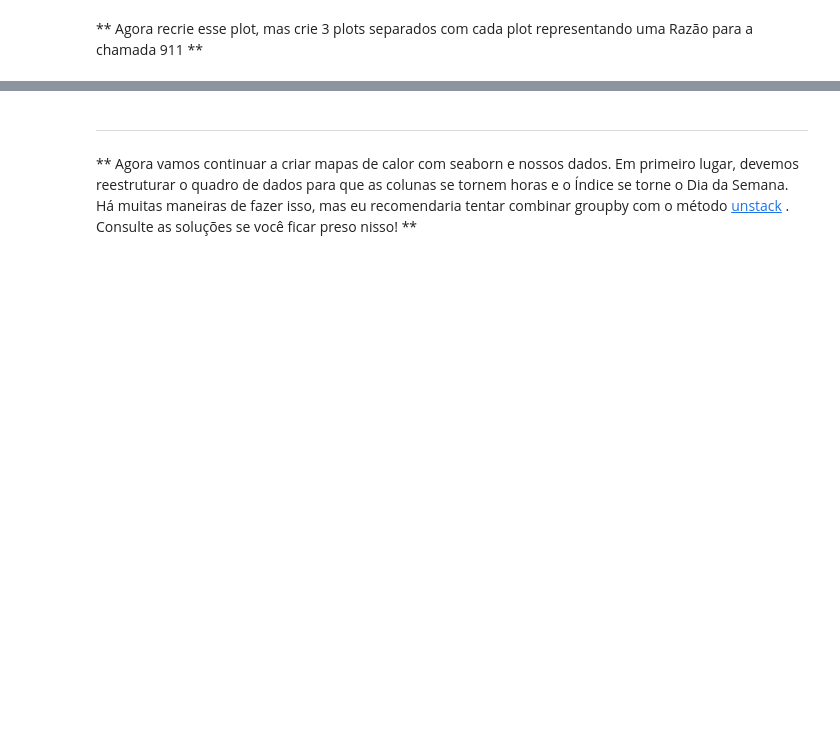
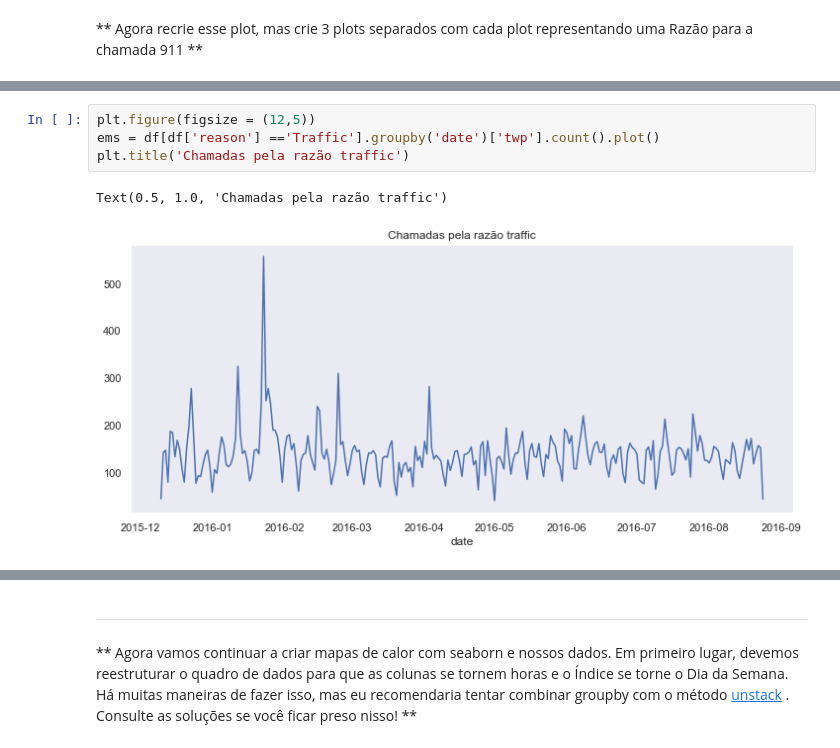
Before and after one commit to NilCordeiro/Analises-Exploratorias, a Jupyter notebook: Projeto de Dados ligação para 911/Projeto - Ligações para o 911.ipynb, the cells around one changed output, grey strips where cells are left out. Drawn from its saved outputs; the diff is of its cells as text; blank space fills up the shorter version.

```diff
--- a/Projeto de Dados ligação para 911/Projeto - Ligações para o 911.ipynb
+++ b/Projeto de Dados ligação para 911/Projeto - Ligações para o 911.ipynb
@@ -234,0 +247,7 @@ _____
+# %%
+plt.figure(figsize = (12,5))
+ems = df[df['reason'] =='Traffic'].groupby('date')['twp'].count().plot()
+plt.title('Chamadas pela razão traffic')
+# %% [output]
+Text(0.5, 1.0, 'Chamadas pela razão traffic')
+[figure, added]
```
Also changed, not shown: parts of 28 cells of this notebook, 1 other file.
